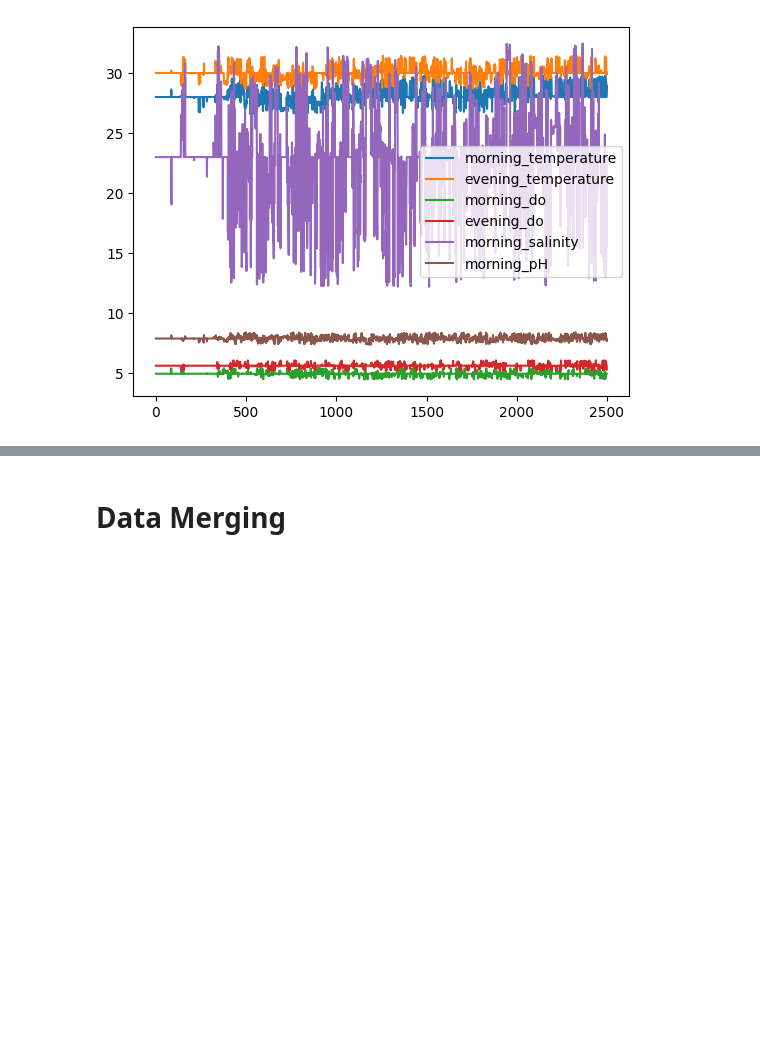
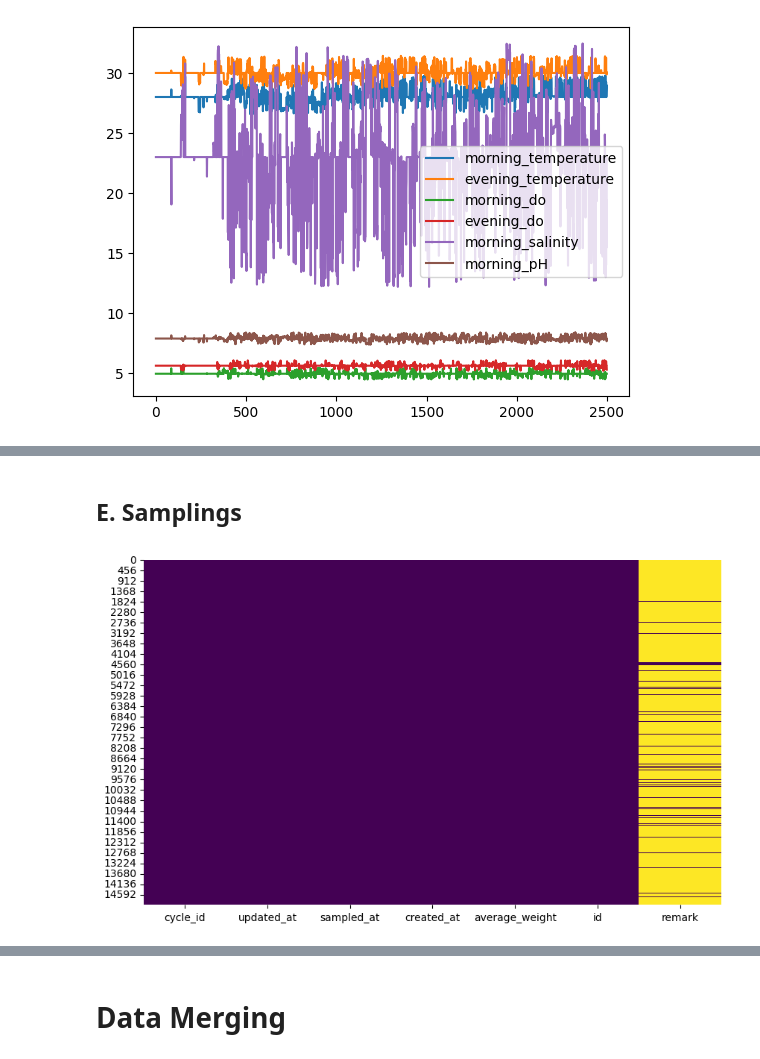
Before and after one commit to sugengdcahyo/shrimp-prediction, a Jupyter notebook: Cleaning.ipynb, the cells around one changed output, grey strips where cells are left out. Saved outputs shown, nothing was run; the diff lists cells and outputs as text; code cells hidden in the pictures; blank space fills up the shorter version.

```diff
--- a/Cleaning.ipynb
+++ b/Cleaning.ipynb
@@ -406,3 +413,9 @@ df_measurement_group[["morning_temperature", "evening_temperature", "morning_do"
 | evening_do | 0.098002 | 0.114630 | 0.058023 | 1.000000 | -0.045026 | 0.027439 |
 | morning_salinity | -0.026291 | -0.089625 | 0.008242 | -0.045026 | 1.000000 | -0.136078 |
 | morning_pH | -0.062474 | 0.043995 | -0.053904 | 0.027439 | -0.136078 | 1.000000 |
+# %% [markdown]
+## E. Samplings
+# %%
+plot_missing_values_heatmap(samplings)
+# %% [output]
+[figure, added]
```
Also changed, not shown: parts of 14 cells of this notebook, 1 other file.
